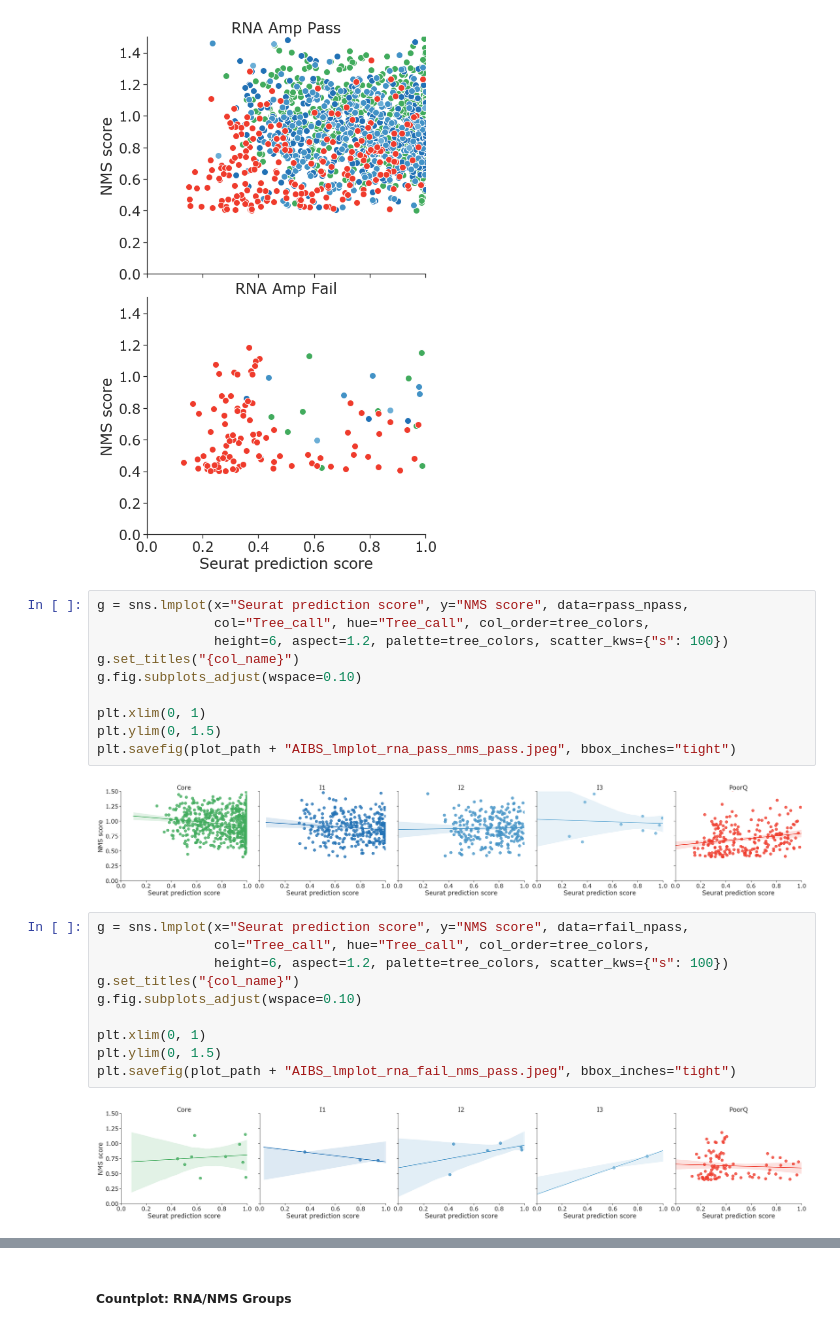
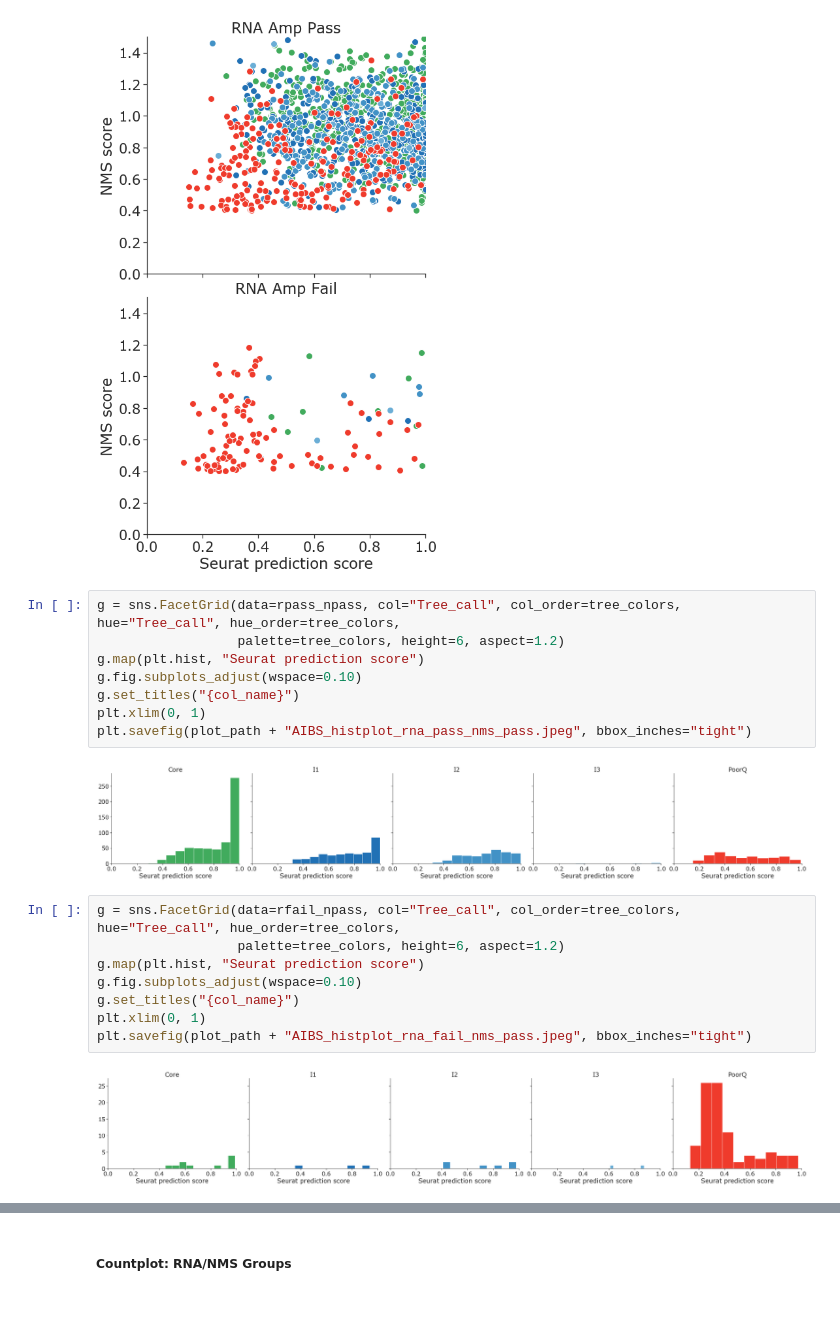
Before and after one commit to ramr24/Personal, a Jupyter notebook: analysis_scripts/rna_amp_human_analysis_aibs.ipynb, the cells around one changed output, grey strips where cells are left out. Drawn from its saved outputs; the diff is of its cells as text.

Commit message:
updated with histograms

```diff
--- a/analysis_scripts/rna_amp_human_analysis_aibs.ipynb
+++ b/analysis_scripts/rna_amp_human_analysis_aibs.ipynb
@@ -171,26 +171,22 @@ plt.savefig(plot_path + "AIBS_facplot_rna_pass_fail_nms_pass.jpeg", bbox_inches=
 # %% [output]
 [figure]
 # %%
-g = sns.lmplot(x="Seurat prediction score", y="NMS score", data=rpass_npass,
-               col="Tree_call", hue="Tree_call", col_order=tree_colors,
-               height=6, aspect=1.2, palette=tree_colors, scatter_kws={"s": 100})
+g = sns.FacetGrid(data=rpass_npass, col="Tree_call", col_order=tree_colors, hue="Tree_call", hue_order=tree_colors,
+                  palette=tree_colors, height=6, aspect=1.2)
+g.map(plt.hist, "Seurat prediction score")
+g.fig.subplots_adjust(wspace=0.10)
 g.set_titles("{col_name}")
-g.fig.subplots_adjust(wspace=0.10)
-
 plt.xlim(0, 1)
-plt.ylim(0, 1.5)
-plt.savefig(plot_path + "AIBS_lmplot_rna_pass_nms_pass.jpeg", bbox_inches="tight")
+plt.savefig(plot_path + "AIBS_histplot_rna_pass_nms_pass.jpeg", bbox_inches="tight")
 # %% [output]
-[figure, old version]
+[figure, new version]
 # %%
-g = sns.lmplot(x="Seurat prediction score", y="NMS score", data=rfail_npass,
-               col="Tree_call", hue="Tree_call", col_order=tree_colors,
-               height=6, aspect=1.2, palette=tree_colors, scatter_kws={"s": 100})
+g = sns.FacetGrid(data=rfail_npass, col="Tree_call", col_order=tree_colors, hue="Tree_call", hue_order=tree_colors,
+                  palette=tree_colors, height=6, aspect=1.2)
+g.map(plt.hist, "Seurat prediction score")
+g.fig.subplots_adjust(wspace=0.10)
 g.set_titles("{col_name}")
-g.fig.subplots_adjust(wspace=0.10)
-
 plt.xlim(0, 1)
-plt.ylim(0, 1.5)
-plt.savefig(plot_path + "AIBS_lmplot_rna_fail_nms_pass.jpeg", bbox_inches="tight")
+plt.savefig(plot_path + "AIBS_histplot_rna_fail_nms_pass.jpeg", bbox_inches="tight")
 # %% [output]
-[figure, old version]
+[figure, new version]
```
Also changed, not shown: parts of 2 cells of this notebook, 7 other files.
